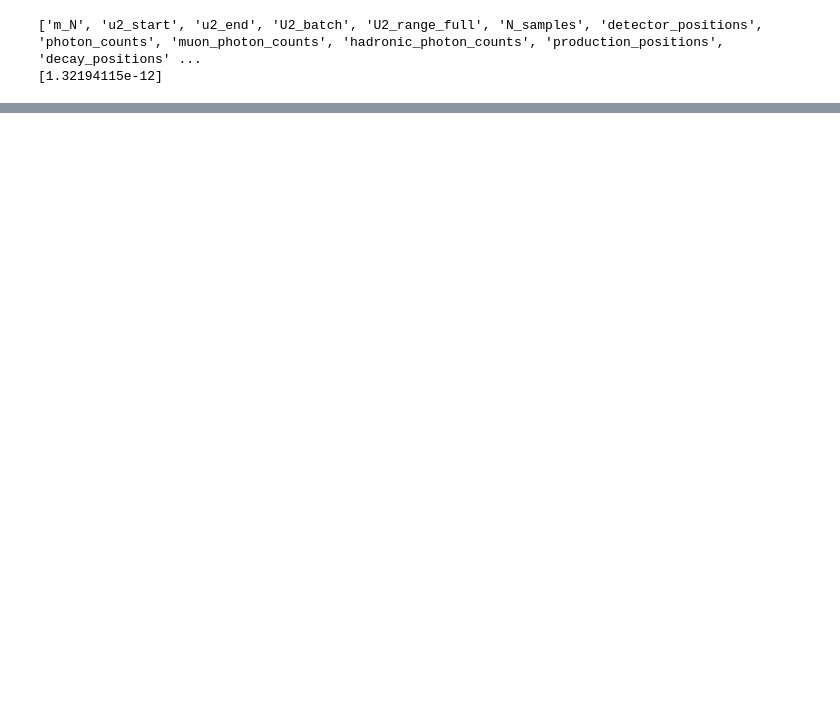
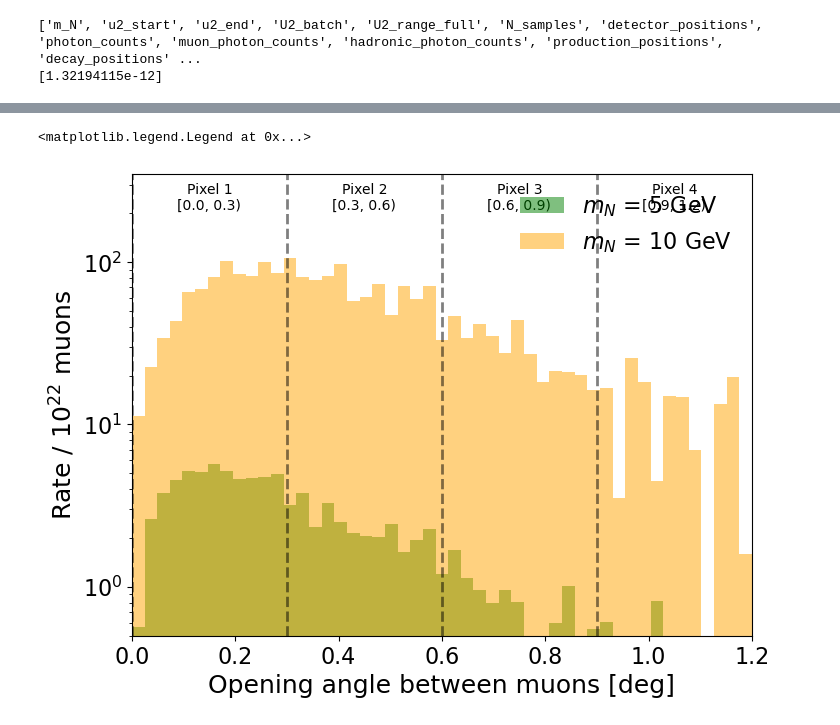
Before and after one commit to nickkamp1/NeutrinoFactoryHNL, a Jupyter notebook: Balloon.ipynb, the cells around one changed output, grey strips where cells are left out. Saved outputs shown, nothing was run; the diff lists cells and outputs as text; code cells hidden in the pictures; blank space fills up the shorter version.

```diff
--- a/Balloon.ipynb
+++ b/Balloon.ipynb
@@ -342,0 +361,16 @@ for idet in idets:
+# %%
+for k in muon_spread_data.keys():
+    plt.hist(muon_spread_data[k]['opening_deg'],bins=np.linspace(0,1.2,50),weights=weights[k],alpha=0.5,color=colors[k],label=r"$m_N$ = %d GeV"%k)
+for ipixel,pixel_boundary in enumerate(np.arange(0,1.2,0.3)):
+    plt.axvline(pixel_boundary,color='black',ls='--',alpha=0.5)
+    plt.text(pixel_boundary + 0.15,2.5e2,"Pixel %d\n[%.1f, %.1f)"%(ipixel+1,pixel_boundary, pixel_boundary + 0.3),
+             va='center',ha='center')
+plt.semilogy()
+plt.xlim(0,1.2)
+plt.ylim(5e-1,3.5e2)
+plt.xlabel("Opening angle between muons [deg]")
+plt.ylabel(r"Rate / $10^{22}$ muons")
+plt.legend()
+# %% [output]
+<matplotlib.legend.Legend at 0x...>
+[figure, added]
```
Also changed, not shown: parts of 8 cells of this notebook, 3 other files.
